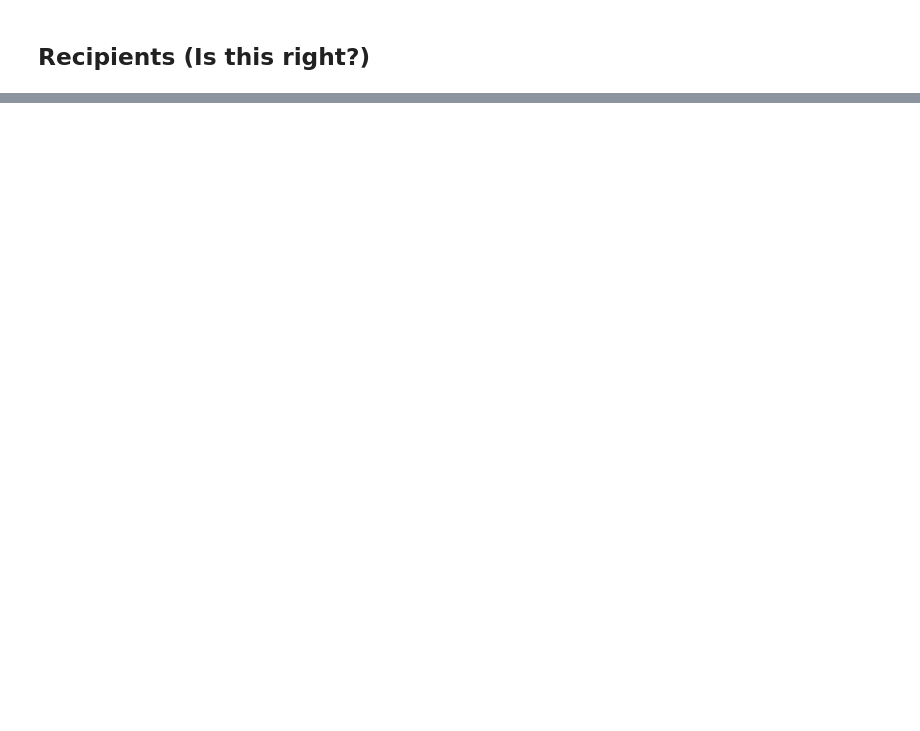
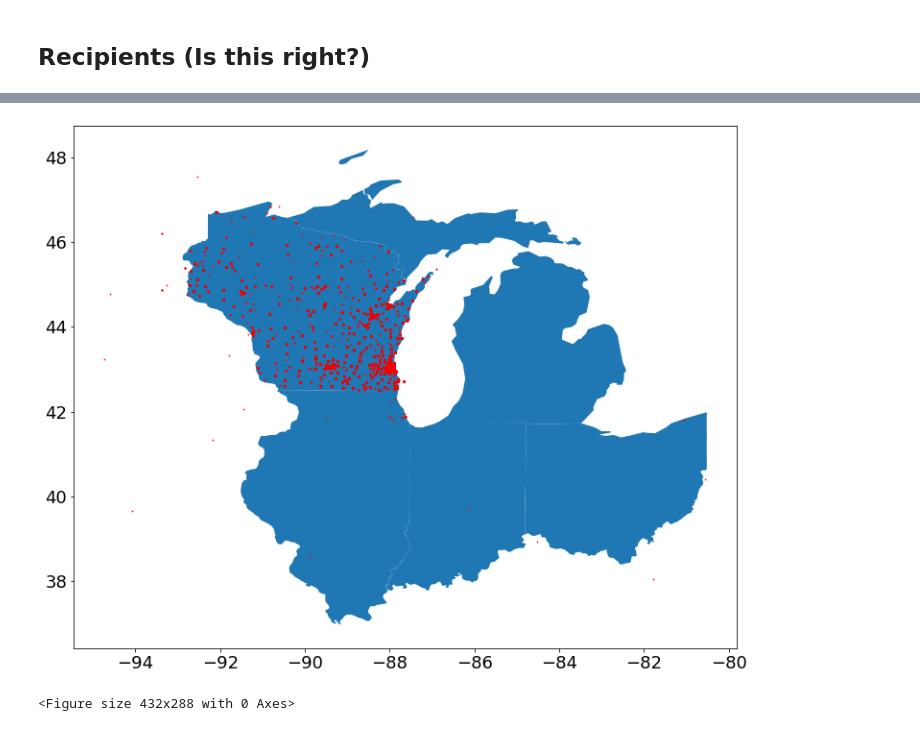
Before and after one commit to terryghanty/cs320-final, a Jupyter notebook: Final Project - Cale, James, Terry.ipynb, the cells around one changed output, grey strips where cells are left out. Cells and saved outputs as stored; diff of their text form; code cells hidden in the pictures; blank space fills up the shorter version.

```diff
--- a/Final Project - Cale, James, Terry.ipynb
+++ b/Final Project - Cale, James, Terry.ipynb
@@ -351,0 +307,4 @@ Text(0, 0.5, '')
+# %%
+lat_long_df = pd.DataFrame(nomi.query_postal_code(list(zip_df)).latitude)
+lat_long_df["longitude"] = nomi.query_postal_code(list(zip_df)).longitude
+lat_long_df = lat_long_df[(lat_long_df["longitude"] > -95) & (lat_long_df["latitude"] > 36) & (lat_long_df["longitude"] < -80)]
@@ -351,0 +322,8 @@ Text(0, 0.5, '')
+# %%
+gdf = geopandas.GeoDataFrame(
+    lat_long_df, geometry=geopandas.points_from_xy(lat_long_df.longitude, lat_long_df.latitude))
+# %%
+gdf.plot(color="red", marker="o", ax=ax, markersize=.5).figure
+# %% [output]
+[figure, added]
+<Figure size 432x288 with 0 Axes>
```
Also changed, not shown: parts of 30 cells of this notebook.
